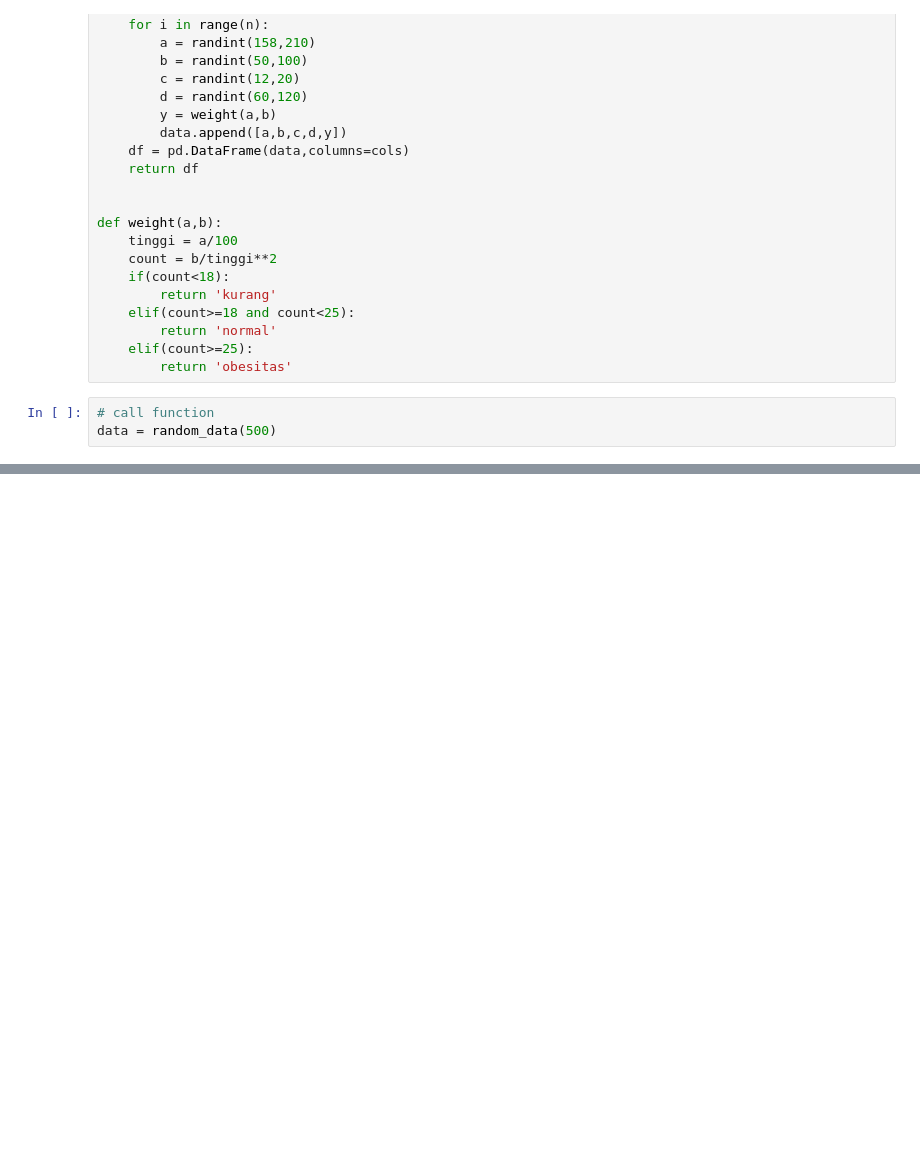
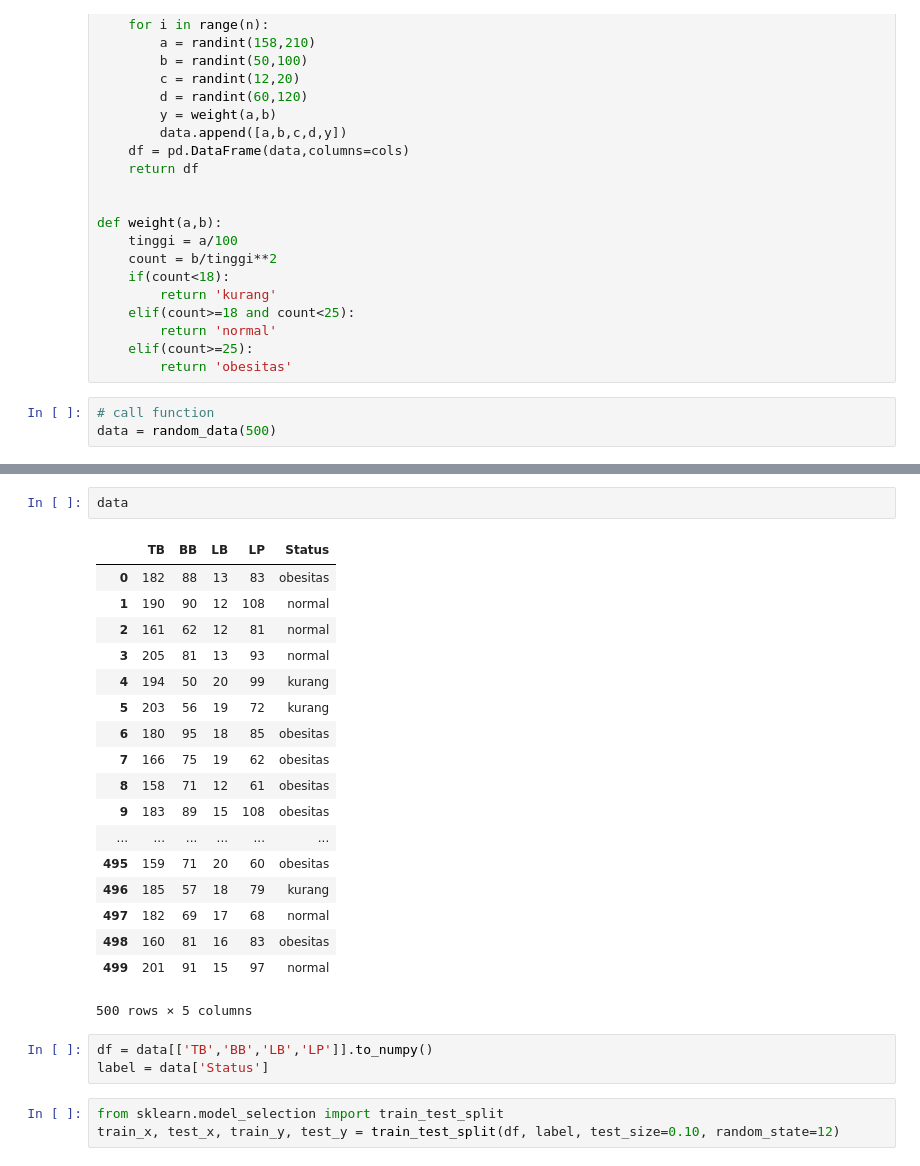
Before and after one commit to makrufboy/Data-Mining-Random-Data-on-Nutritional-Status, a Jupyter notebook: TB_DataMining_STGizi.ipynb, the cells around one changed output, grey strips where cells are left out. Saved outputs shown, nothing was run; the diff lists cells and outputs as text; blank space fills up the shorter version.

```diff
--- a/TB_DataMining_STGizi.ipynb
+++ b/TB_DataMining_STGizi.ipynb
@@ -56 +57,28 @@ kurang      128
 Name: Status, dtype: int64
+# %%
+data
+# %% [output]
+|  | TB | BB | LB | LP | Status |
+| 0 | 182 | 88 | 13 | 83 | obesitas |
+| 1 | 190 | 90 | 12 | 108 | normal |
+| 2 | 161 | 62 | 12 | 81 | normal |
+| 3 | 205 | 81 | 13 | 93 | normal |
+| 4 | 194 | 50 | 20 | 99 | kurang |
+| 5 | 203 | 56 | 19 | 72 | kurang |
+| 6 | 180 | 95 | 18 | 85 | obesitas |
+| 7 | 166 | 75 | 19 | 62 | obesitas |
+| 8 | 158 | 71 | 12 | 61 | obesitas |
+| 9 | 183 | 89 | 15 | 108 | obesitas |
+| ... | ... | ... | ... | ... | ... |
+| 495 | 159 | 71 | 20 | 60 | obesitas |
+| 496 | 185 | 57 | 18 | 79 | kurang |
+| 497 | 182 | 69 | 17 | 68 | normal |
+| 498 | 160 | 81 | 16 | 83 | obesitas |
+| 499 | 201 | 91 | 15 | 97 | normal |
+500 rows × 5 columns
+# %%
+df = data[['TB','BB','LB','LP']].to_numpy()
+label = data['Status']
+# %%
+from sklearn.model_selection import train_test_split
+train_x, test_x, train_y, test_y = train_test_split(df, label, test_size=0.10, random_state=12)
```
Also changed, not shown: parts of 12 cells of this notebook.
